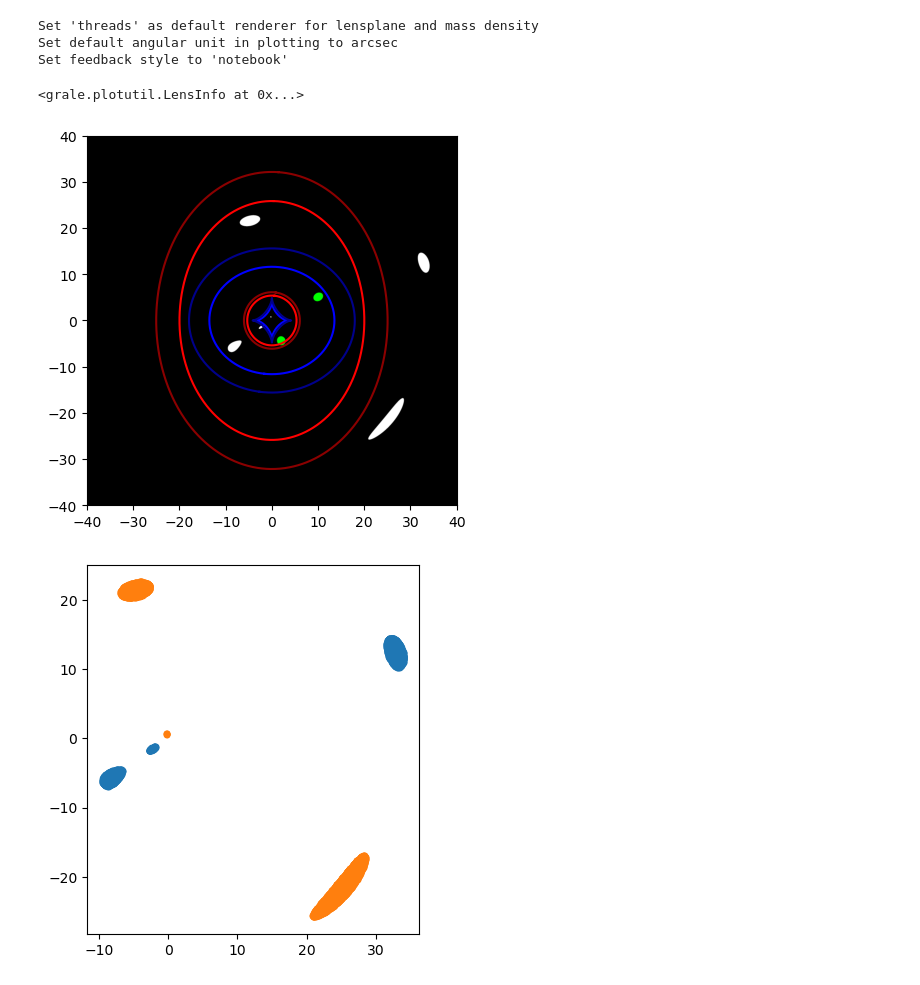
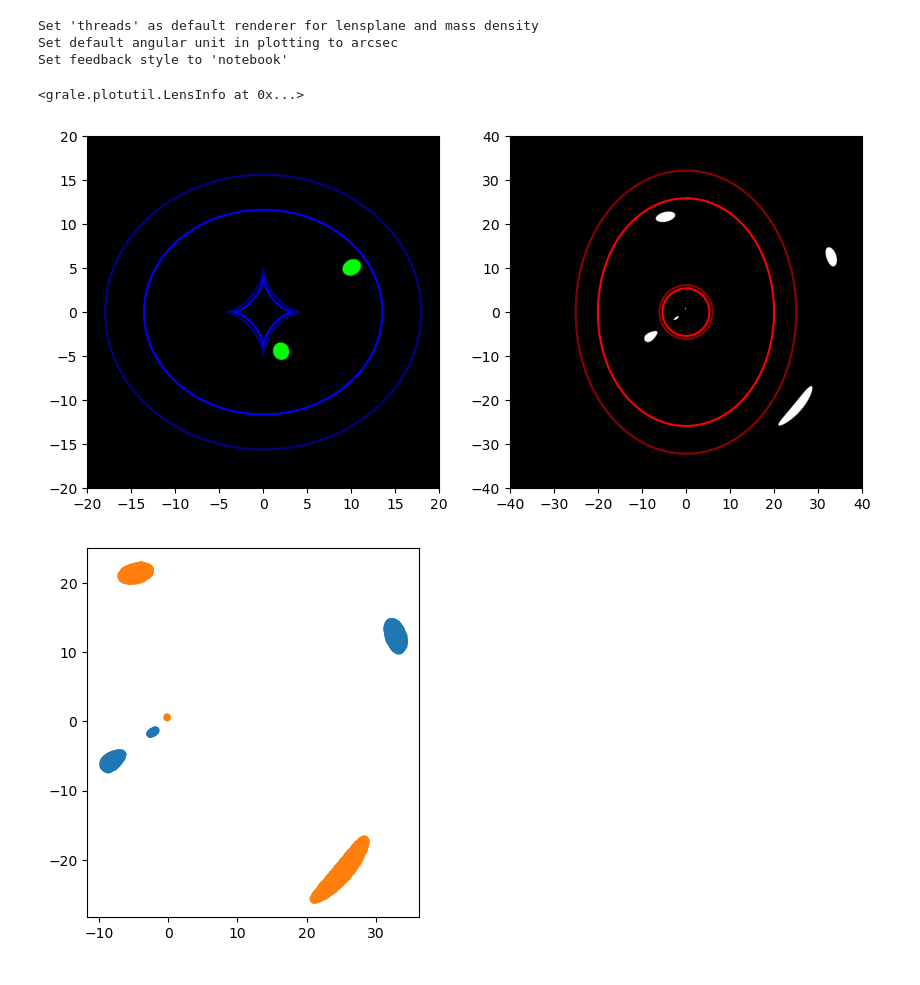
Before and after one commit to j0r1/LensModels, a Jupyter notebook: 2008MNRAS.386..307L_MSD/ring_msd_reconstruct.ipynb, the cells around one changed output. Saved outputs shown, nothing was run; the diff lists cells and outputs as text; code cells hidden in the pictures.

Commit message:
Recreated some more plots from this article

```diff
--- a/2008MNRAS.386..307L_MSD/ring_msd_reconstruct.ipynb
+++ b/2008MNRAS.386..307L_MSD/ring_msd_reconstruct.ipynb
@@ -23,13 +23,22 @@ src2 = images.EllipticalSource(V(2, -4.5)*ANGLE_ARCSEC, 1.0*ANGLE_ARCSEC, 0.4, 1
 # %%
 lensInfo = plotutil.LensInfo(nsie, size=80*ANGLE_ARCSEC, numxy=1023, zd=zd, zs=zs1, cosmology=cosm)
 # %%
+plt.figure(figsize=(10,5))
+plt.subplot(1,2,1)
 plotutil.plotImagePlane(lensInfo, sources=[
     { "shape": src1, "z": zs1 },
     { "shape": src2, "z": zs2 }
-], critColor = [ 'red', 'darkred'], caustColor = [ 'blue', 'darkblue'])
+], critColor = [ 'red', 'darkred'], caustColor = [ 'blue', 'darkblue'], plotCriticalLines=False, plotImages=False)
+plt.gca().set_xlim([-20,20])
+plt.gca().set_ylim([-20,20]);
+plt.subplot(1,2,2)
+plotutil.plotImagePlane(lensInfo, sources=[
+    { "shape": src1, "z": zs1 },
+    { "shape": src2, "z": zs2 }
+], critColor = [ 'red', 'darkred'], caustColor = [ 'blue', 'darkblue'], plotCaustics=False, plotSources=False)
 # %% [output]
 <grale.plotutil.LensInfo at 0x...>
-[figure, old version]
+[figure, new version]
 # %%
 def getImagesData(lensInfo, src, zs):
     lensInfo.setSourceRedshift(zs)
```
Also changed, not shown: parts of 10 cells of this notebook.
